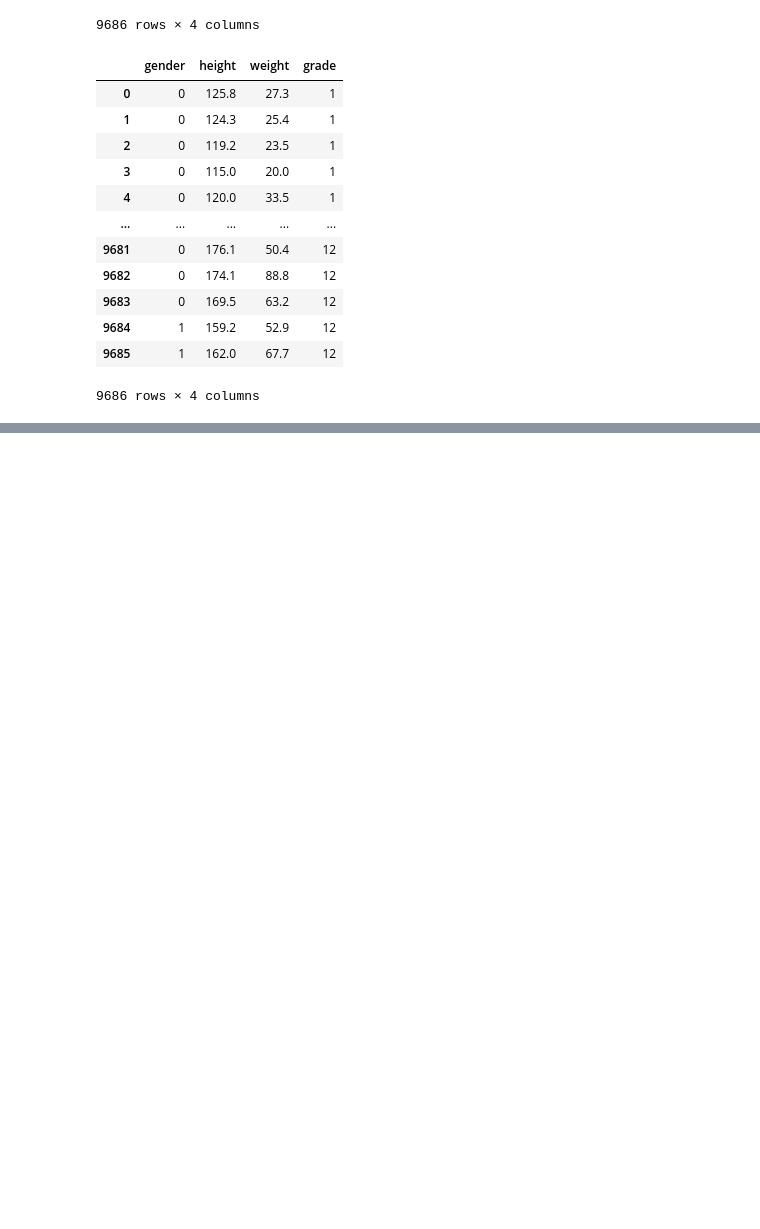
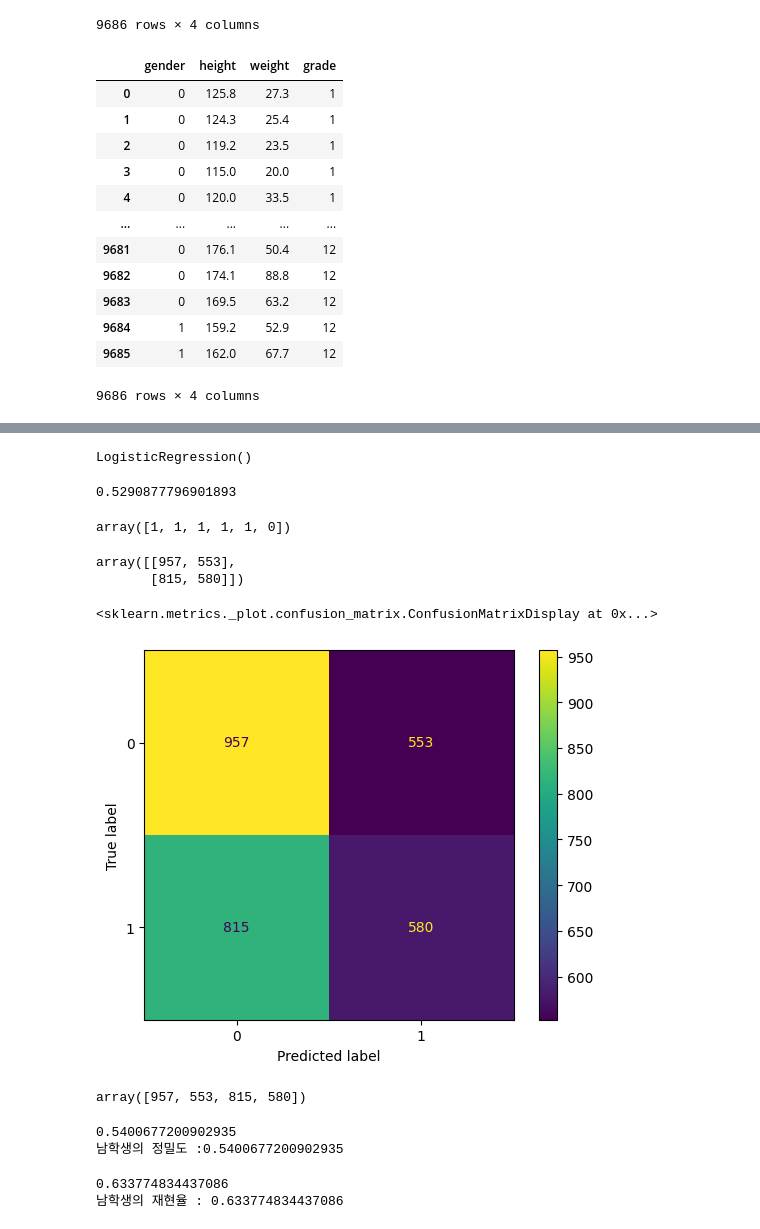
Before and after one commit to daniel-dataflow/data-engineering-bootcamp, a Jupyter notebook: multi02_data_science/homework/home07_logistic_metrics_scaler.ipynb, the cells around one changed output, grey strips where cells are left out. Saved outputs shown, nothing was run; the diff lists cells and outputs as text; code cells hidden in the pictures; blank space fills up the shorter version.

```diff
--- a/multi02_data_science/homework/home07_logistic_metrics_scaler.ipynb
+++ b/multi02_data_science/homework/home07_logistic_metrics_scaler.ipynb
@@ -88,0 +118,17 @@ y = df[["gender"]]
+# %%
+# 3. 모델 선택
+model = LogisticRegression()
+# %%
+# 4. 모델 학습
+model.fit(x_train, y_train)
+# %% [output]
+LogisticRegression()
+# %%
+# 5. 예측 및 평가
+model.score(x_test, y_test)
+# %% [output]
+0.5290877796901893
+# %%
+model.predict([[125.8, 27.3],[124.3, 25.4],[119.2, 23.5],[115.0, 20.0],[120.0, 33.5], [174.1, 88.8]])
+# %% [output]
+array([1, 1, 1, 1, 1, 0])
@@ -88,0 +138,17 @@ y = df[["gender"]]
+# %%
+predict = model.predict(x_test)
+# %%
+cm = confusion_matrix(y_test, predict)
+cm
+# %% [output]
+array([[957, 553],
+       [815, 580]])
+# %%
+ConfusionMatrixDisplay(cm).plot()
+# %% [output]
+<sklearn.metrics._plot.confusion_matrix.ConfusionMatrixDisplay at 0x...>
+[figure, added]
+# %%
+cm.ravel()
+# %% [output]
+array([957, 553, 815, 580])
@@ -88,0 +160,12 @@ y = df[["gender"]]
+# %%
+print(precision_score(y_test, predict, average=None)[0])
+print(f"남학생의 정밀도 :{precision}")
+# %% [output]
+0.5400677200902935
+남학생의 정밀도 :0.5400677200902935
+# %%
+print(recall_score(y_test, predict, average=None)[0])
+print(f"남학생의 재현율 : {recall}")
+# %% [output]
+0.633774834437086
+남학생의 재현율 : 0.633774834437086
```
Also changed, not shown: parts of 59 cells of this notebook, 5 other files.
